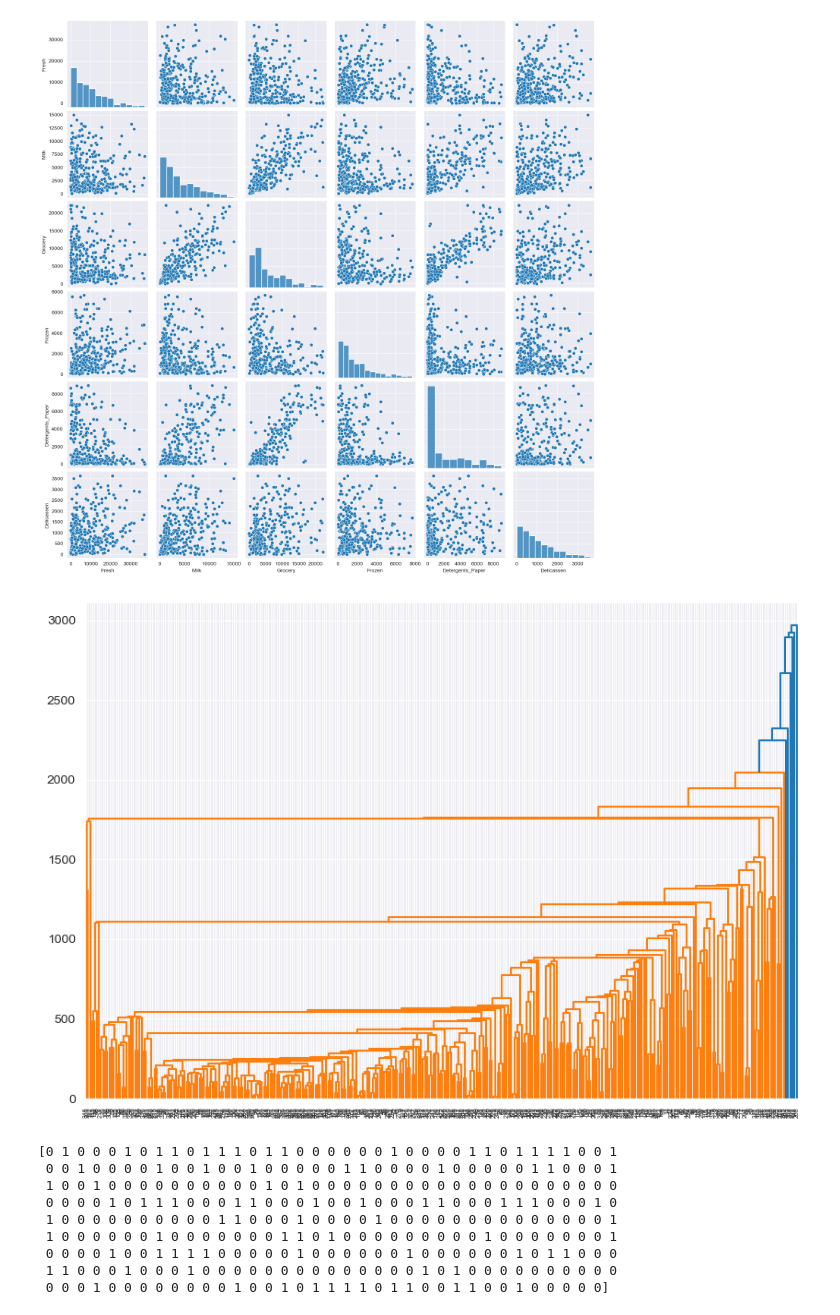
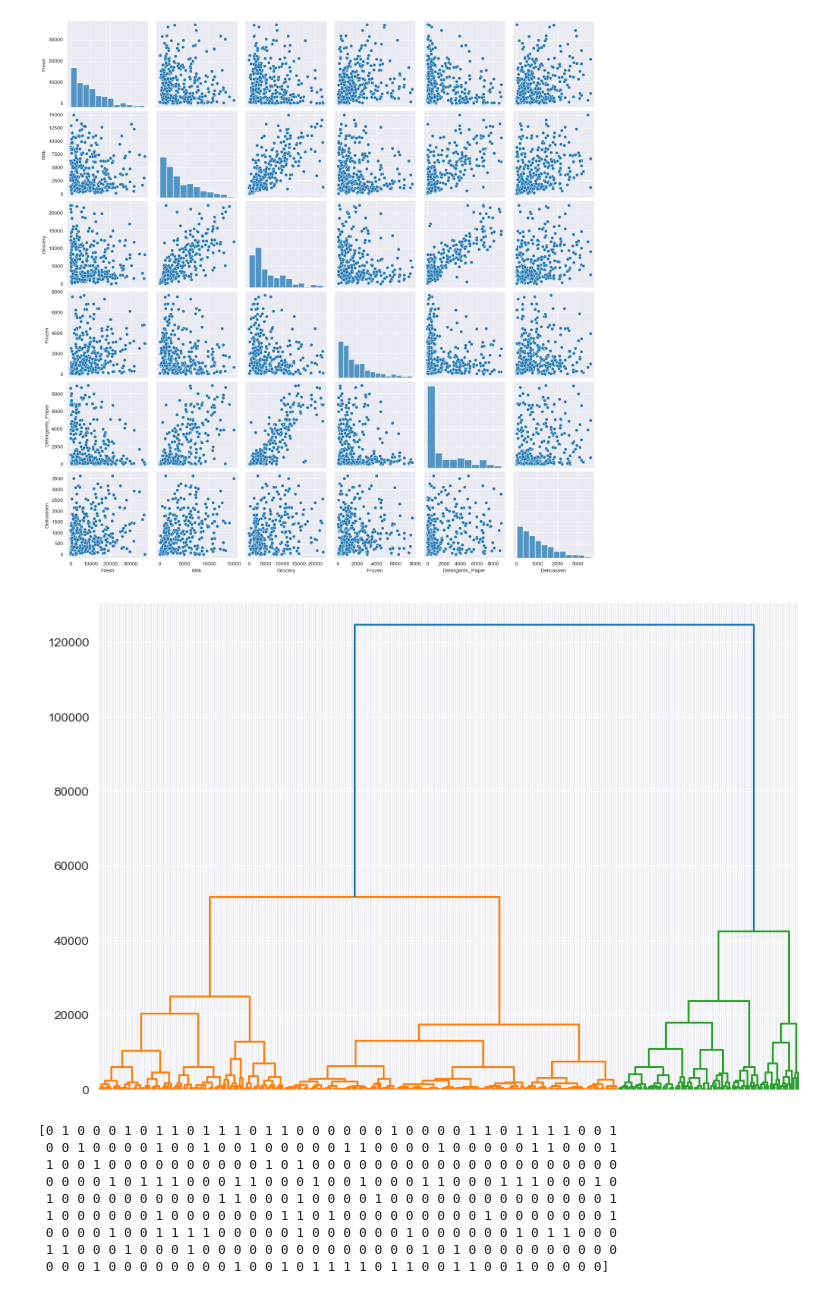
Before and after one commit to Academic-Inquisition/AI-Projekt, a Jupyter notebook: Labb 1/Labb_1_Agglomerative_Clustering.ipynb, the cells around one changed output. Cells and saved outputs as stored; diff of their text form; code cells hidden in the pictures.

```diff
--- a/Labb 1/Labb_1_Agglomerative_Clustering.ipynb
+++ b/Labb 1/Labb_1_Agglomerative_Clustering.ipynb
@@ -44,15 +43,16 @@ plt.show()
 [figure]
 # %%
 data = normalized_customer_data[['Grocery', 'Milk']]
-linked = linkage(data)
+linked = linkage(data, 'ward')
 plt.figure(figsize=(10,7))
 dendrogram(linked,
            orientation='top',
            distance_sort='descending',
            show_leaf_counts=True)
+plt.tick_params(labelbottom=False, bottom=False)
 plt.show()
 # %% [output]
-[figure, old version]
+[figure, new version]
 # %%
 cluster = AgglomerativeClustering(n_clusters=2, affinity='euclidean', linkage='ward')
 cluster.fit_predict(data)
```
Also changed, not shown: parts of 1 cell of this notebook, 1 other file.
